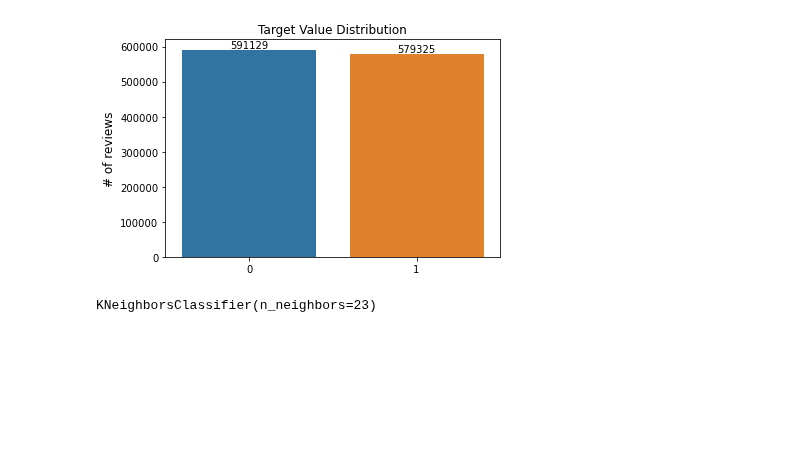
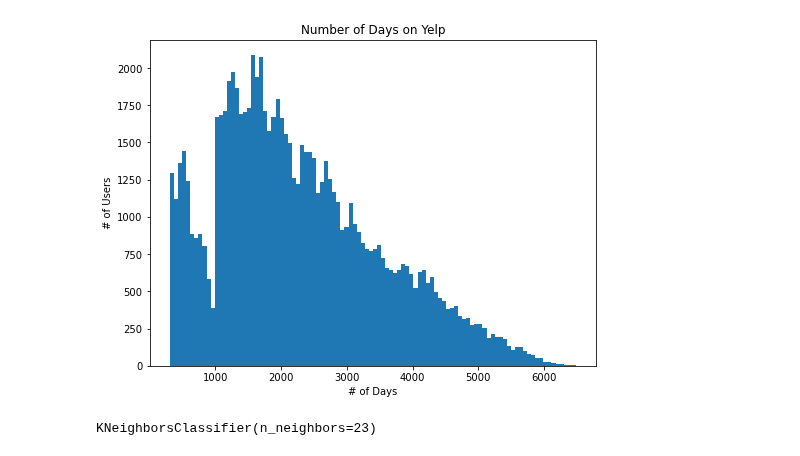
Before and after one commit to jessecho516/CS-334-Final-Project, a Jupyter notebook: fp_q1.ipynb, the cells around one changed output. Drawn from its saved outputs; the diff is of its cells as text; code cells hidden in the pictures; blank space fills up the shorter version.

Commit message:
q1 figure updates

```diff
--- a/fp_q1.ipynb
+++ b/fp_q1.ipynb
@@ -72,3 +74,7 @@ from sklearn.preprocessing import MinMaxScaler
 # %%
 # simpleData = dataFull.loc[:, ['goodReview', 'review_count', 'useful_User', 'funny_User', 'cool_User', 'fans', 'average_stars', 'is_home', 'time_since', 'eliteCount', 'numFriends']]
 simpleData = dataFull.loc[:, ['goodReview', 'review_count', 'average_stars', 'is_home', 'time_since']]
+# %%
+byuser = dataFull.drop_duplicates(subset=['user_id'])
+simplebyuser = byuser.loc[:, ['goodReview', 'review_count', 'average_stars', 'is_home', 'time_since']]
+simplebyuser.review_count.sort_values()
@@ -75,3 +94,12 @@ simpleData = dataFull.loc[:, ['goodReview', 'review_count', 'average_stars', 'is
+# %%
+plt.figure(figsize=(8,6))
+plt.hist(simplebyuser['time_since'], bins=100)
+plt.title("Number of Days on Yelp")
+plt.xlabel('# of Days')
+plt.ylabel('# of Users')
+plt.show()
+# %% [output]
+[figure, added]
 # %%
 # corrmat = dataUseful.corr()
 # f, ax = plt.subplots(figsize = (12, 10))
@@ -88,13 +116,11 @@ from sklearn.model_selection import train_test_split
 xtrain, xtest, ytrain, ytest = train_test_split(X_ss, y, test_size=0.3)
 from sklearn.neighbors import KNeighborsClassifier
 # %%
-ax = sns.barplot(x=y.value_counts().index, y=y.value_counts())
-plt.title("Target Value Distribution")
+ax = sns.barplot(x=simpleData['elite'].value_counts().index, y=simpleData['is_home'].value_counts())
+plt.title("Hometown Reviews")
 plt.ylabel("# of reviews", fontsize=12)
 for i in ax.containers:
     ax.bar_label(i,)
-# %% [output]
-[figure, removed]
 # %%
 from sklearn.experimental import enable_halving_search_cv
 from sklearn.model_selection import HalvingGridSearchCV
```
Also changed, not shown: parts of 2 cells of this notebook.
